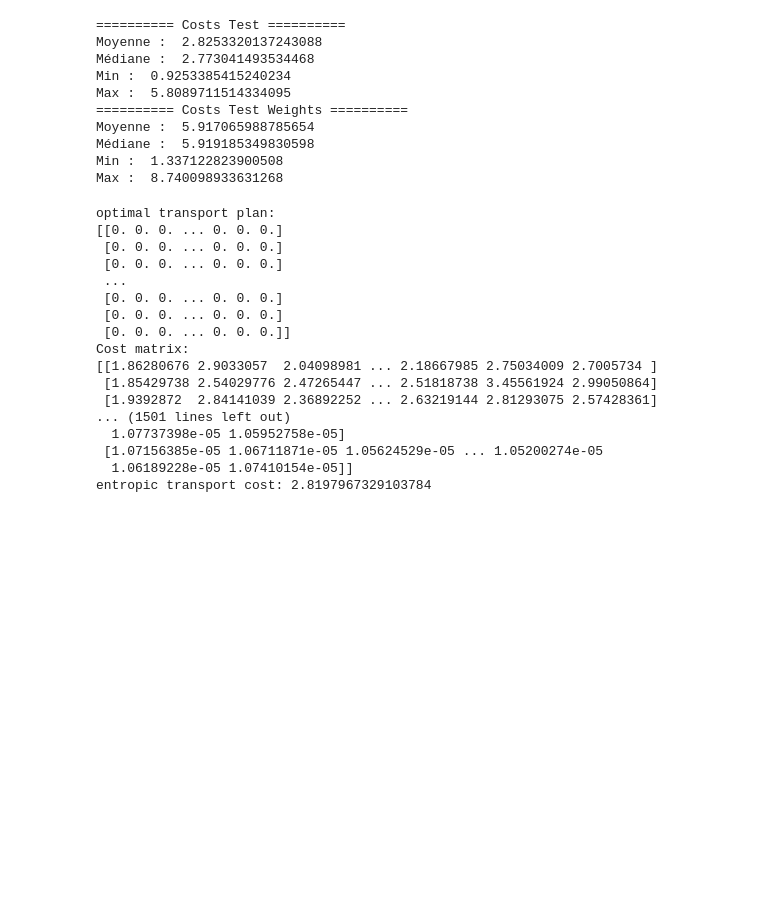
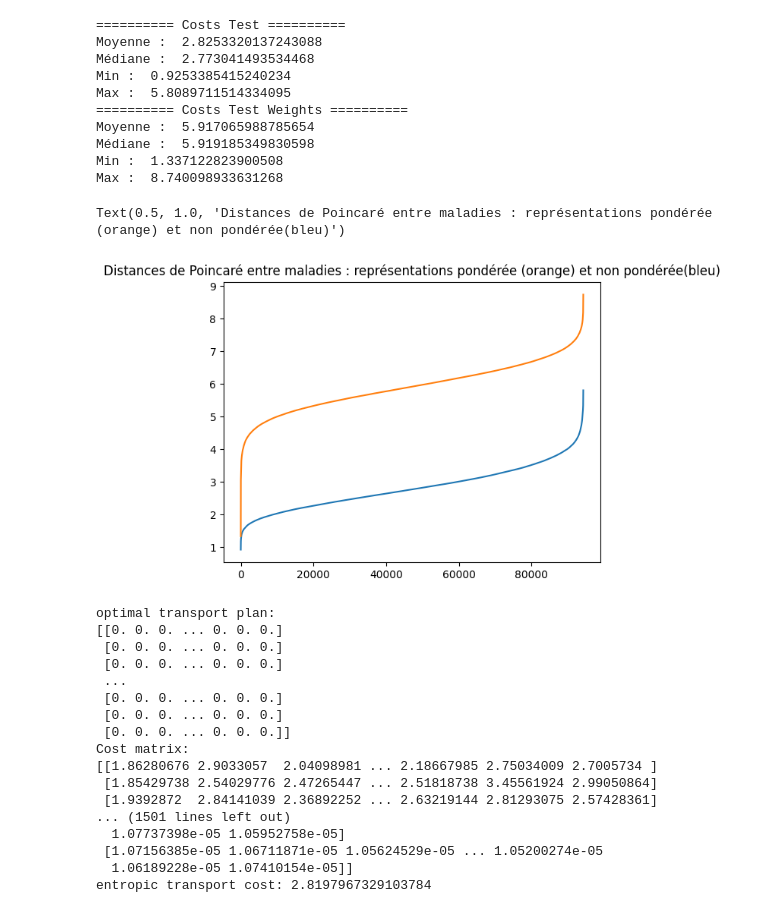
Before and after one commit to averniere/OT_simulation_maladies, a Jupyter notebook: Embeddings/test.ipynb, the cells around one changed output. Saved outputs shown, nothing was run; the diff lists cells and outputs as text; code cells hidden in the pictures; blank space fills up the shorter version.

```diff
--- a/Embeddings/test.ipynb
+++ b/Embeddings/test.ipynb
@@ -1020,6 +1050,13 @@ Moyenne :  5.917065988785654
 Médiane :  5.919185349830598
 Min :  1.337122823900508
 Max :  8.740098933631268
+# %%
+plt.plot(np.sort(costs_test.ravel()))
+plt.plot(np.sort(costs_test_weights.ravel()))
+plt.title("Distances de Poincaré entre maladies : représentations pondérée (orange) et non pondérée(bleu)")
+# %% [output]
+Text(0.5, 1.0, 'Distances de Poincaré entre maladies : représentations pondérée (orange) et non pondérée(bleu)')
+[figure, added]
 # %%
 def compute_transport(
     C: np.ndarray,
```
Also changed, not shown: parts of 17 cells of this notebook.
